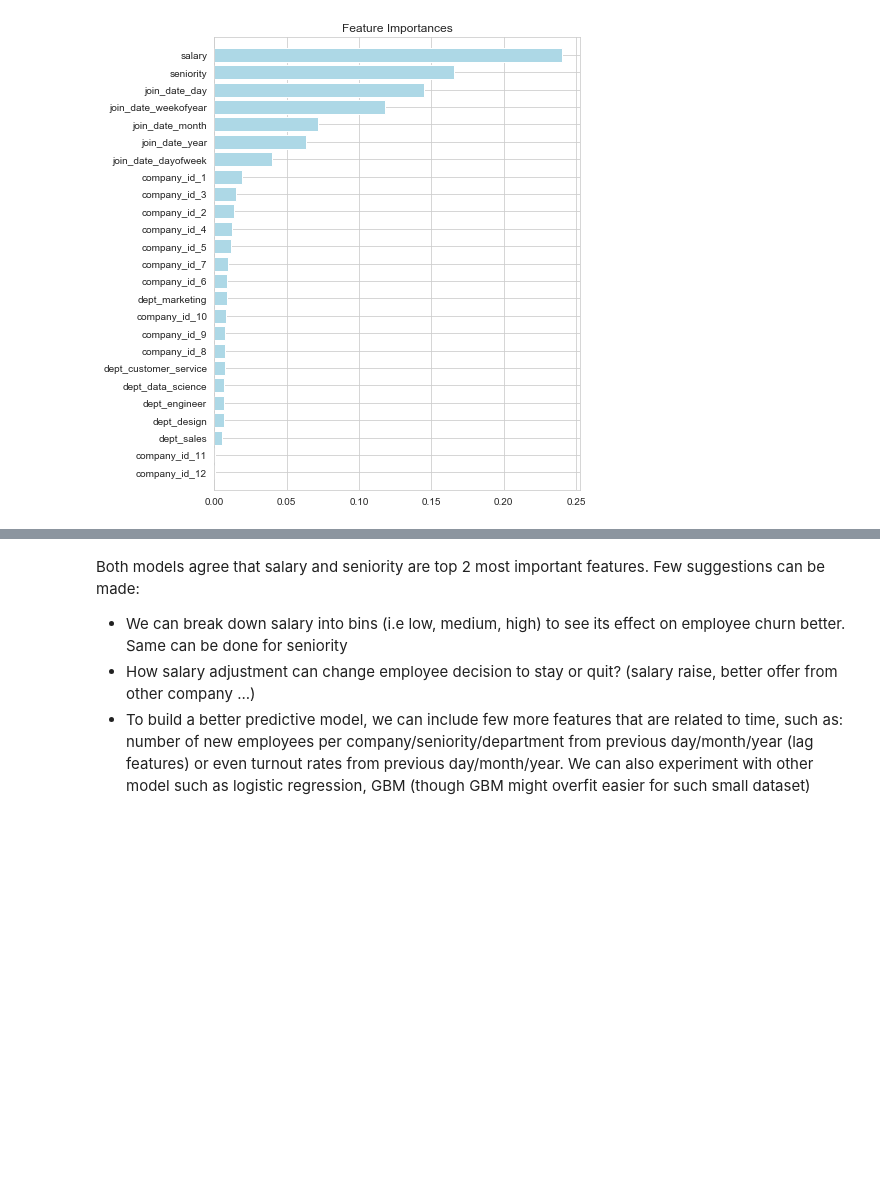
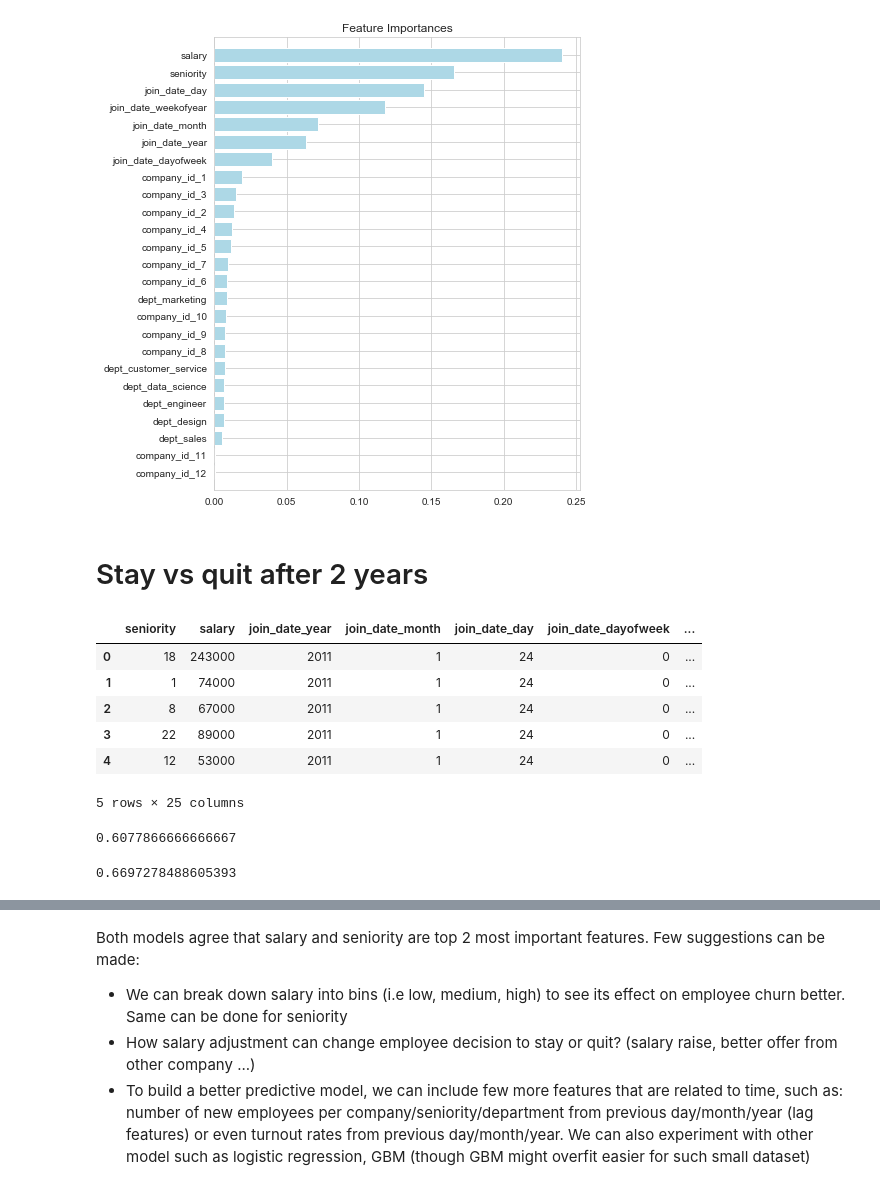
Before and after one commit to anhquan0412/pandas_practice, a Jupyter notebook: retention_ml.ipynb, the cells around one changed output, grey strips where cells are left out. Drawn from its saved outputs; the diff is of its cells as text; code cells hidden in the pictures; blank space fills up the shorter version.

```diff
--- a/retention_ml.ipynb
+++ b/retention_ml.ipynb
@@ -314,3 +313,5 @@ Test acc: 0.9717236538654367. Test lloss: 0.1997396135878689
 plot_feature_importances_rf(rf.feature_importances_,X.columns.values,figsize=(7,7))
 # %% [output]
 [figure]
+# %% [markdown]
+# Stay vs quit after 2 years
@@ -316,0 +320,20 @@ plot_feature_importances_rf(rf.feature_importances_,X.columns.values,figsize=(7,
+# %%
+X.head()
+# %% [output]
+|  | seniority | salary | join_date_year | join_date_month | join_date_day | join_date_dayofweek | ... |
+| 0 | 18 | 243000 | 2011 | 1 | 24 | 0 | ... |
+| 1 | 1 | 74000 | 2011 | 1 | 24 | 0 | ... |
+| 2 | 8 | 67000 | 2011 | 1 | 24 | 0 | ... |
+| 3 | 22 | 89000 | 2011 | 1 | 24 | 0 | ... |
+| 4 | 12 | 53000 | 2011 | 1 | 24 | 0 | ... |
+5 rows × 25 columns
+# %%
+# base model accuracy score
+y_acc=y.value_counts()/ len(y)
+y_acc[0]
+
+# base model log loss score
+log_loss(y,np.array([y_acc[1]]*len(y)))
+# %% [output]
+0.6077866666666667
+0.6697278488605393
```
Also changed, not shown: parts of 9 cells of this notebook.
